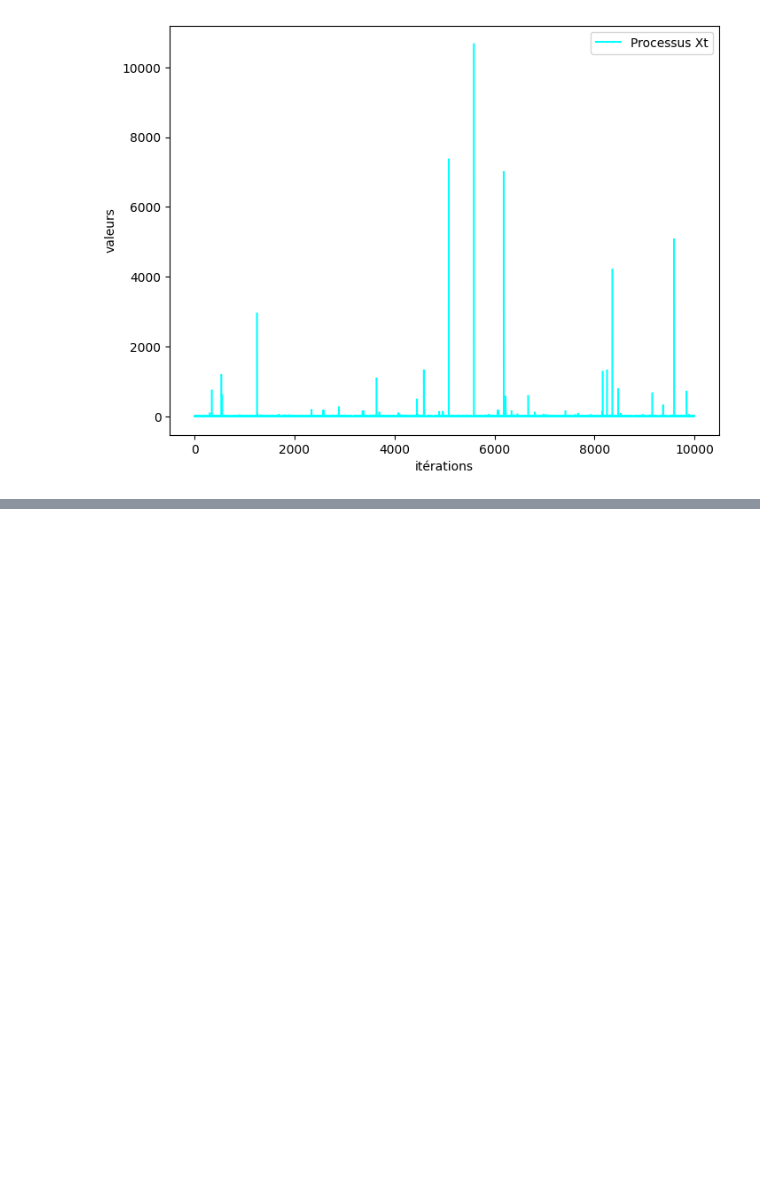
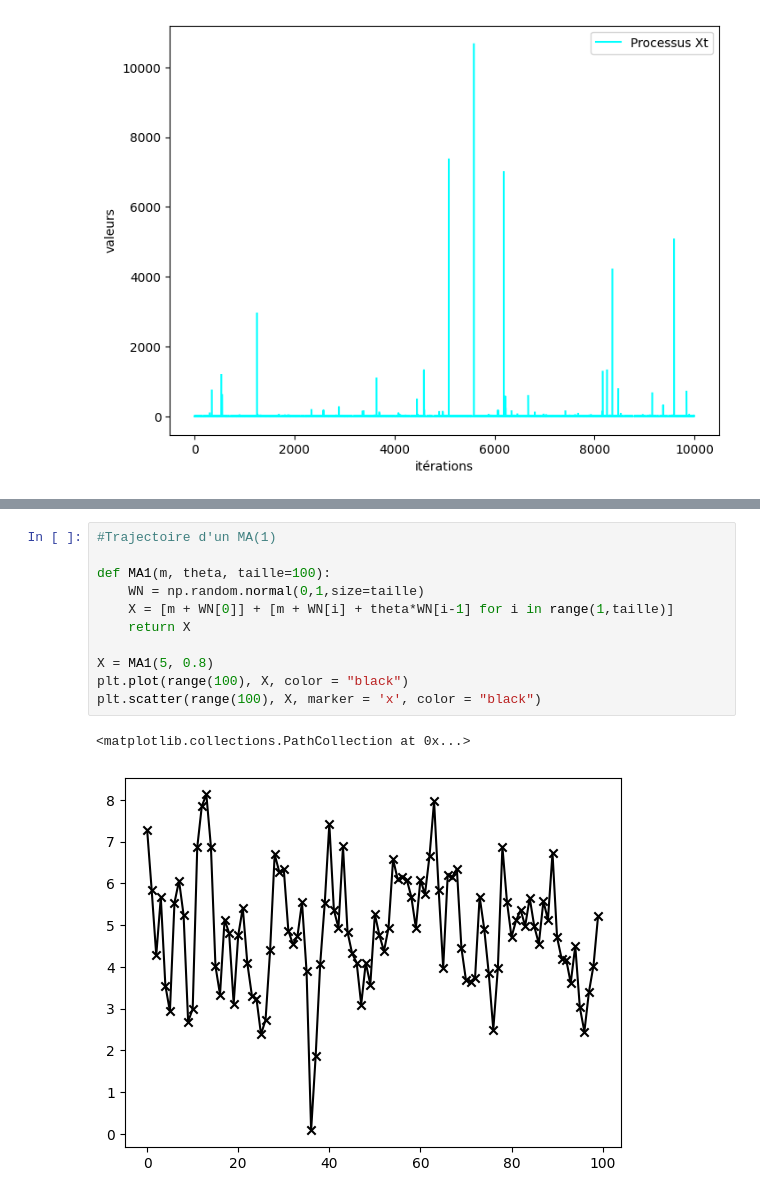
Before and after one commit to AugustinCablant/Statistics-and-Probability, a Jupyter notebook: TD_time_series.ipynb, the cells around one changed output, grey strips where cells are left out. Drawn from its saved outputs; the diff is of its cells as text; blank space fills up the shorter version.

```diff
--- a/TD_time_series.ipynb
+++ b/TD_time_series.ipynb
@@ -17,0 +27,14 @@ plt.show()
+# %%
+#Trajectoire d'un MA(1)
+
+def MA1(m, theta, taille=100):
+    WN = np.random.normal(0,1,size=taille)
+    X = [m + WN[0]] + [m + WN[i] + theta*WN[i-1] for i in range(1,taille)]
+    return X
+
+X = MA1(5, 0.8)
+plt.plot(range(100), X, color = "black")
+plt.scatter(range(100), X, marker = 'x', color = "black")
+# %% [output]
+<matplotlib.collections.PathCollection at 0x...>
+[figure, added]
```
Also changed, not shown: parts of 2 cells of this notebook.
